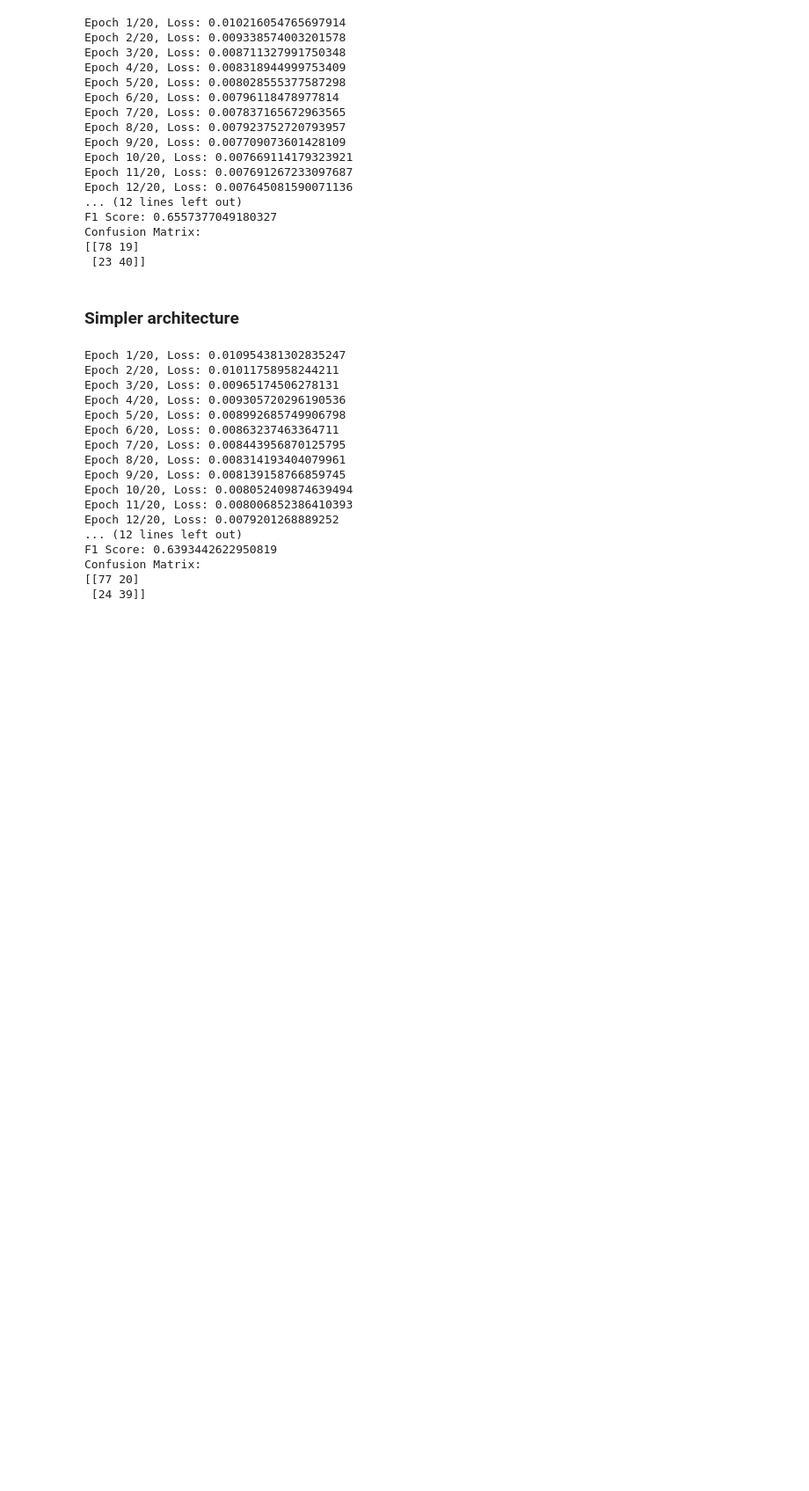
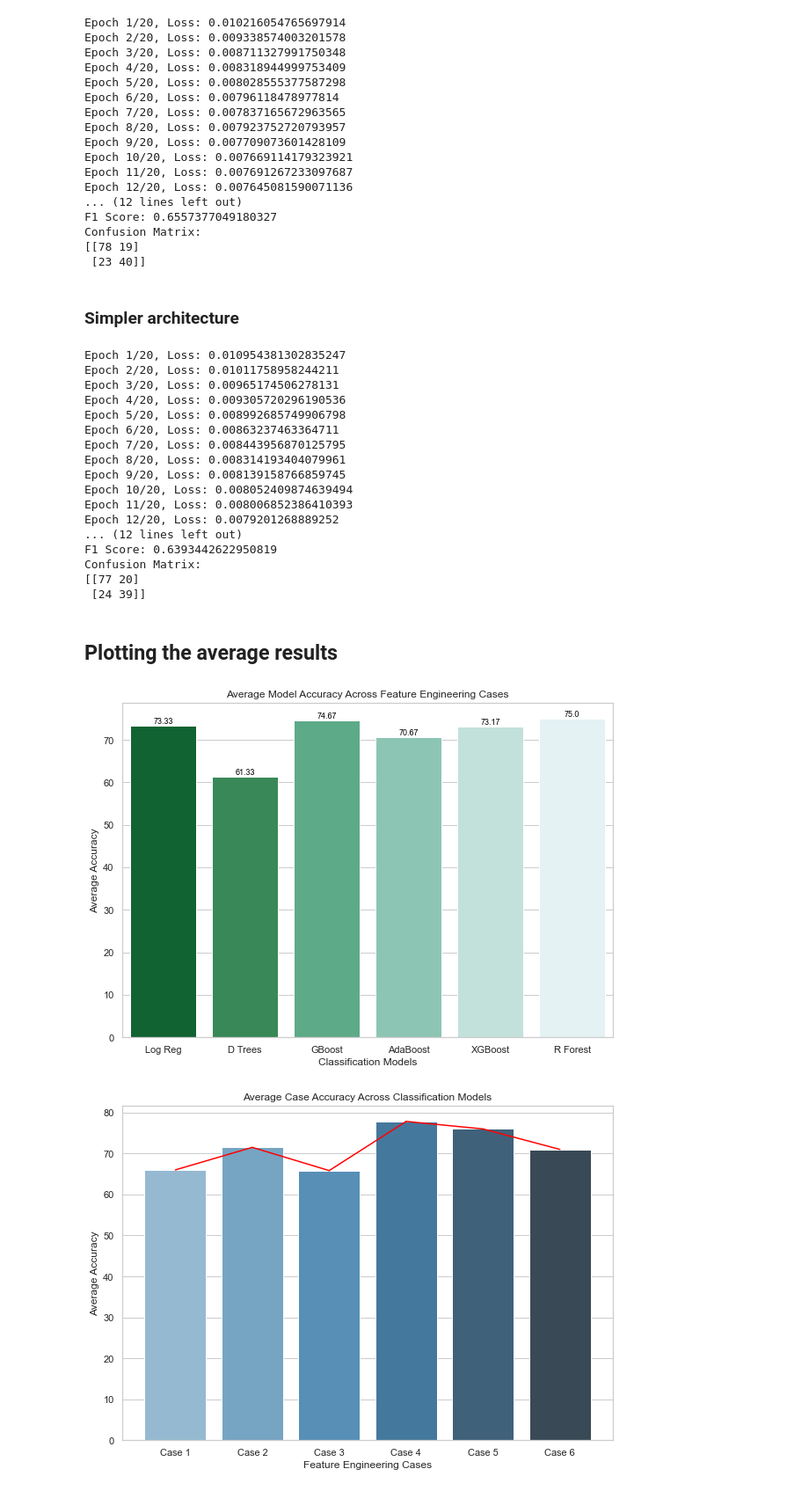
Before and after one commit to Donal-08/Data-Science-Final-Project, a Jupyter notebook: prediction.ipynb, the cells around one changed output. Shown at 88% size. Cells and saved outputs as stored; diff of their text form; code cells hidden in the pictures; blank space fills up the shorter version.

```diff
--- a/prediction.ipynb
+++ b/prediction.ipynb
@@ -2054,3 +2054,61 @@ F1 Score: 0.6393442622950819
 Confusion Matrix:
 [[77 20]
  [24 39]]
+# %% [markdown]
+## Plotting the average results
+# %%
+import matplotlib.pyplot as plt
+import seaborn as sns
+import numpy as np
+
+# Model accuracies for each case
+lr = [68, 71, 67, 79, 78, 77]
+dt = [57, 61, 56, 71, 71, 52]
+gb = [68, 76, 70, 79, 78, 77]
+ab = [65, 71, 61, 78, 80, 69]
+xgb = [69, 75, 69, 79, 72, 75]
+rf = [69, 75, 72, 81, 77, 76]
+
+# Compute average model accuracy across 6 cases
+avg_model_accuracy = np.mean([lr, dt, gb, ab, xgb, rf], axis=1)
+
+# Compute average case accuracy across models
+avg_case_accuracy = np.mean([lr, dt, gb, ab, xgb, rf], axis=0)
+
+# Set seaborn style
+sns.set(style="whitegrid")
+
+# Plot for average model accuracy across cases
+plt.figure(figsize=(10, 7))
+models = ['Log Reg', 'D Trees', 'GBoost', 'AdaBoost', 'XGBoost', 'R Forest']
+bar_plot = sns.barplot(x=models, y=avg_model_accuracy, palette="BuGn_r")
+plt.title('Average Model Accuracy Across Feature Engineering Cases')
+plt.xlabel('Classification Models')
+plt.ylabel('Average Accuracy')
+
+# Add values on top of the bars
+for bar, value in zip(bar_plot.patches, avg_model_accuracy):
+    bar_plot.text(bar.get_x() + bar.get_width() / 2, bar.get_height(), round(value, 2),
+                  ha='center', va='bottom', fontsize=9, color='black')
+
+plt.show()
+
+# Plot for average case accuracy across models with lines connecting the middle of each bar
+plt.figure(figsize=(10, 7))
+cases = ['Case 1', 'Case 2', 'Case 3', 'Case 4', 'Case 5', 'Case 6']
+bar_plot = sns.barplot(x=cases, y=avg_case_accuracy, palette="Blues_d")
+plt.title('Average Case Accuracy Across Classification Models')
+plt.xlabel('Feature Engineering Cases')
+plt.ylabel('Average Accuracy')
+
+# Calculate the midpoints of each bar
+bar_centers = [bar.get_x() + bar.get_width() / 2 for bar in bar_plot.patches]
+
+# Add line plots joining midpoints of bars
+for i in range(len(bar_centers)-1):
+    plt.plot([bar_centers[i], bar_centers[i+1]], [avg_case_accuracy[i], avg_case_accuracy[i+1]], color='red', linestyle='-')
+
+plt.show()
+# %% [output]
+[figure, added]
+[figure, added]
```
